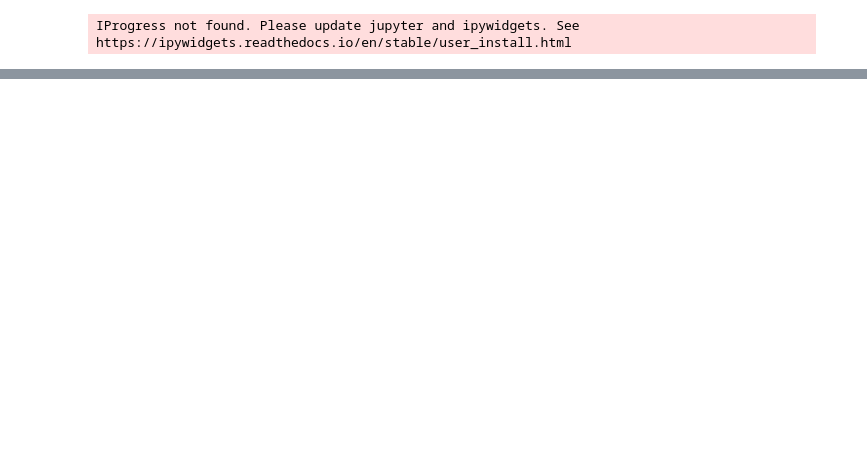
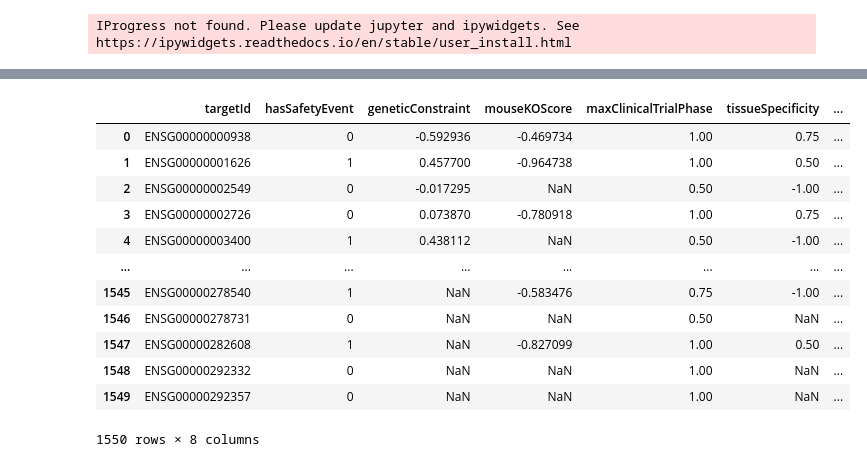
Before and after one commit to opentargets/Gentropy-manuscript, a Jupyter notebook: chapters/pleiotropy/paper_pleiotropy_analysis.ipynb, the cells around one changed output, grey strips where cells are left out. Cells and saved outputs as stored; diff of their text form; code cells hidden in the pictures; blank space fills up the shorter version.

```diff
--- a/chapters/pleiotropy/paper_pleiotropy_analysis.ipynb
+++ b/chapters/pleiotropy/paper_pleiotropy_analysis.ipynb
@@ -372 +528,53 @@ genes_pd
+# %%
+target_prioritisation = (
+    session.spark.read.parquet(
+        "gs://open-targets-data-releases/25.03/output/target_prioritisation"
+    )
+    .select(
+        "targetId",
+        "hasSafetyEvent",
+        "geneticConstraint",
+        "mouseKOScore",
+        "maxClinicalTrialPhase",
+        "tissueSpecificity",
+        "tissueDistribution",
+    )
+    .withColumn(
+        "hasSafetyEvent", f.when(f.col("hasSafetyEvent") == -1.0, 1).otherwise(0)
+    )
+    .join(
+        drugs.select('linkedTargets'),
+        drugs["linkedTargets"] == f.col("targetId"),
+        'semi'
+    )
+    .join(
+        target.select('id', 'biotype').filter(f.col('biotype') == 'protein_coding'),
+        target["id"] == f.col("targetId"),
+        'inner'
+    )
+    .join(
+        genes_therapeutic_areas.select("geneId", "pleiotropy"),
+        f.col("geneId") == f.col("targetId"),
+        "left",
+    )
+    .fillna({"pleiotropy": 0.0})
+    .drop('geneId', 'id', 'biotype')
+    .toPandas()
+)
+# %%
+target_prioritisation
+# %% [output]
+|  | targetId | hasSafetyEvent | geneticConstraint | mouseKOScore | maxClinicalTrialPhase | tissueSpecificity | ... |
+| 0 | ENSG00000000938 | 0 | -0.592936 | -0.469734 | 1.00 | 0.75 | ... |
+| 1 | ENSG00000001626 | 1 | 0.457700 | -0.964738 | 1.00 | 0.50 | ... |
+| 2 | ENSG00000002549 | 0 | -0.017295 | NaN | 0.50 | -1.00 | ... |
+| 3 | ENSG00000002726 | 0 | 0.073870 | -0.780918 | 1.00 | 0.75 | ... |
+| 4 | ENSG00000003400 | 1 | 0.438112 | NaN | 0.50 | -1.00 | ... |
+| ... | ... | ... | ... | ... | ... | ... | ... |
+| 1545 | ENSG00000278540 | 1 | NaN | -0.583476 | 0.75 | -1.00 | ... |
+| 1546 | ENSG00000278731 | 0 | NaN | NaN | 0.50 | NaN | ... |
+| 1547 | ENSG00000282608 | 1 | NaN | -0.827099 | 1.00 | 0.50 | ... |
+| 1548 | ENSG00000292332 | 0 | NaN | NaN | 1.00 | NaN | ... |
+| 1549 | ENSG00000292357 | 0 | NaN | NaN | 1.00 | NaN | ... |
+1550 rows × 8 columns
 # %%
```
Also changed, not shown: parts of 30 cells of this notebook.
